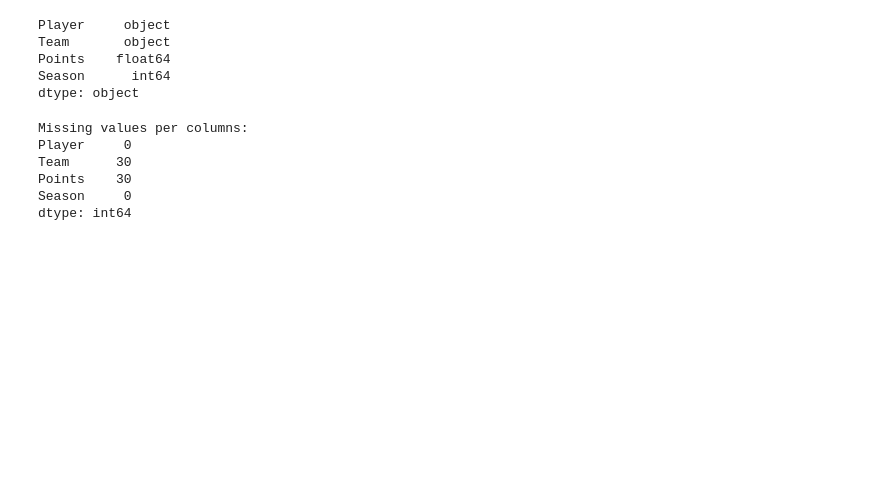
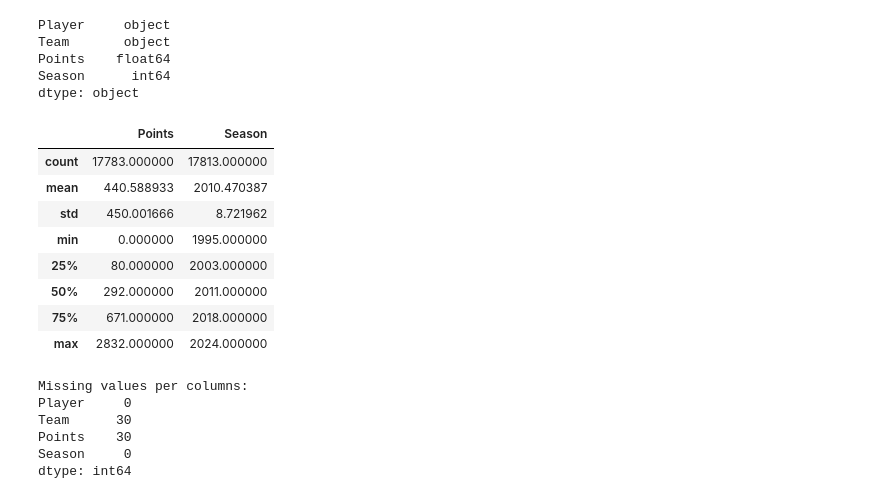
Before and after one commit to KanadaGeese/Data-Visualization-Project, a Jupyter notebook: 10.03.2025.ipynb, the cells around one changed output. Drawn from its saved outputs; the diff is of its cells as text; code cells hidden in the pictures; blank space fills up the shorter version.

```diff
--- a/10.03.2025.ipynb
+++ b/10.03.2025.ipynb
@@ -35,6 +38,18 @@ Team       object
 Points    float64
 Season      int64
 dtype: object
+# %%
+df.describe()
+# %% [output]
+|  | Points | Season |
+| count | 17783.000000 | 17813.000000 |
+| mean | 440.588933 | 2010.470387 |
+| std | 450.001666 | 8.721962 |
+| min | 0.000000 | 1995.000000 |
+| 25% | 80.000000 | 2003.000000 |
+| 50% | 292.000000 | 2011.000000 |
+| 75% | 671.000000 | 2018.000000 |
+| max | 2832.000000 | 2024.000000 |
 # %%
 print("Missing values per columns:")
 print(df.isnull().sum())
```
Also changed, not shown: parts of 5 cells of this notebook.
